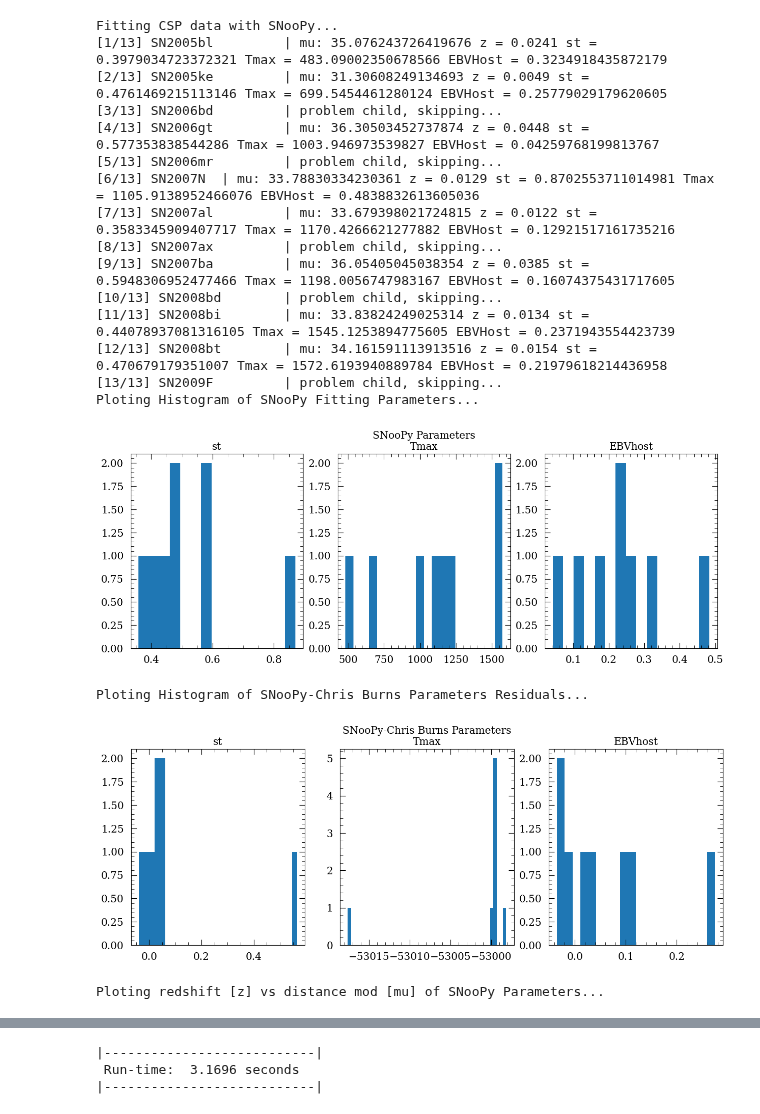
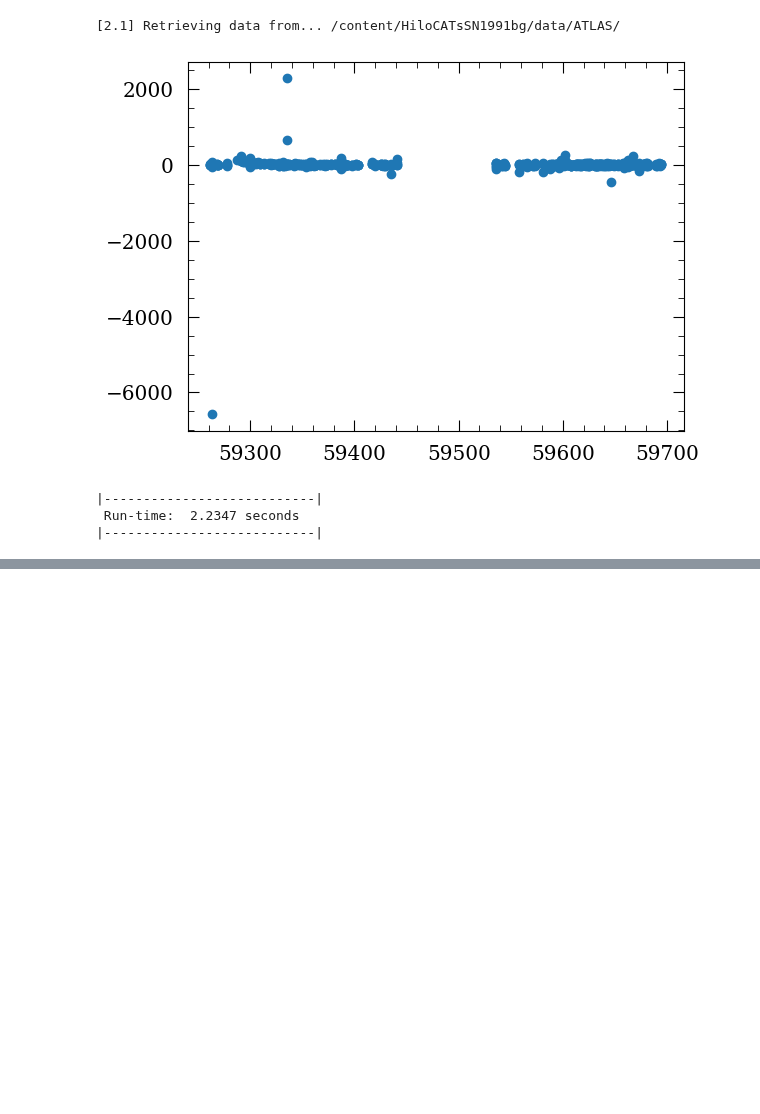
Before and after one commit to mekhi-woods/HiloCATsSN1991bg, a Jupyter notebook: amadeus.ipynb, the cells around one changed output, grey strips where cells are left out. Saved outputs shown, nothing was run; the diff lists cells and outputs as text; code cells hidden in the pictures; blank space fills up the shorter version.

```diff
--- a/amadeus.ipynb
+++ b/amadeus.ipynb
@@ -35,12 +35,12 @@ from astropy import units as u
 # %%
 """ GLOBALS """
 # TNS CREDINTIALS
-tns_bot_id = '73181'
-tns_bot_name = 'YSE_Bot1'
-tns_bot_api_key = '0d771345fa6b876a5bb99cd5042ab8b5ae91fc67'
+tns_bot_id, tns_bot_name, tns_bot_api_key = '73181', 'YSE_Bot1', '0d771345fa6b876a5bb99cd5042ab8b5ae91fc67'
 
 # PATHS
 ROOT_PATH = '/content/HiloCATsSN1991bg/'
+
+DATA_ATLAS = ROOT_PATH+'data/ATLAS/'
 
 SNPY_ROOT = ROOT_PATH+'snpy/'
 SNPY_BURNS = SNPY_ROOT+'burns/'
@@ -49,20 +49,21 @@ SNPY_BURNS_PLOTS = SNPY_BURNS+'plots/'
 PLOTS_ROOT = ROOT_PATH+'plots/'
 
 PROB_CHILD_TXT = SNPY_ROOT+'problem_children.txt'
-# PROBLEM_CHILDREN = ['1032212120425304400']  # Running list of problematic SNe: '1032212120425304400' - David believes it might be a shock breakout but ATLAS reports it as SN1a
-#                                             #
 # %%
 """ GENERAL """
 def recover_dir():
     directories = [ROOT_PATH,
+                   DATA_ATLAS,
                    SNPY_ROOT, SNPY_BURNS, SNPY_BURNS_PLOTS,
                    PLOTS_ROOT]
+    files = [PROB_CHILD_TXT]
     for dir in directories:
         if os.path.exists(dir) == False:
             os.mkdir(dir)
-    if os.path.exists(PROB_CHILD_TXT) == False:
-        with open(PROB_CHILD_TXT, 'w') as f:
-            pass
+    for n_file in files:
+        if os.path.exists(n_file) == False:
+            with open(n_file, 'w') as f:
+                pass
     return
 
 def TNS_details(ra, dec):
@@ -82,7 +83,7 @@ def TNS_details(ra, dec):
 
     return transient_detail
 
-def snpy_fit(path, objname, skip_problems=False, use_saved=False, snpy_plots=True):
+def snpy_fit(path, objname, fit_filters=None, skip_problems=False, use_saved=False, snpy_plots=True):
     problem_children = handle_problem_children(state='READ') # Open problem children
 
     if skip_problems and (objname in problem_children):
@@ -95,7 +96,7 @@ def snpy_fit(path, objname, skip_problems=False, use_saved=False, snpy_plots=Tru
                 n_s = snpy.get_sn(path)
                 n_s.choose_model('EBV_model2', stype='st')
                 n_s.set_restbands() # Auto pick appropriate rest-bands
-                n_s.fit(bands=None, dokcorr=True, k_stretch=False, reset_kcorrs=True, **{'mangle':1,'calibration':0})
+                n_s.fit(bands=fit_filters, dokcorr=True, k_stretch=False, reset_kcorrs=True, **{'mangle':1,'calibration':0})
                 n_s.save(SNPY_BURNS+objname+'_EBV_model2.snpy')
                 if snpy_plots:
                     n_s.plot(outfile=SNPY_BURNS_PLOTS+objname+'_snpyplots.png')
@@ -243,31 +504,20 @@ def burns_plotting(choice):
 # %%
 """ MAIN """
 if __name__ == '__main__':
     start = time.time() # Runtime tracker
 
     recover_dir() # Recovering vital directories
 
-    burns_cspvdr3()
-    burns_plotting(['reg_hist', 'res_hist', 'zvmu']) # Options: ['reg_hist', 'res_hist', 'zvmu']
+    # burns_cspvdr3()
+    # burns_plotting(['reg_hist', 'res_hist', 'zvmu']) # Options: ['reg_hist', 'res_hist', 'zvmu']
+
+    # atlas_collection(quiet=False, check_data=True)
+    atlas_processing()
 
     print('|---------------------------|\n Run-time: ', round(time.time()-start, 4), 'seconds\n|---------------------------|')
 # %% [output]
-Fitting CSP data with SNooPy...
-[1/13] SN2005bl         | mu: 35.076243726419676 z = 0.0241 st = 0.3979034723372321 Tmax = 483.09002350678566 EBVHost = 0.3234918435872179
-[2/13] SN2005ke         | mu: 31.30608249134693 z = 0.0049 st = 0.4761469215113146 Tmax = 699.5454461280124 EBVHost = 0.25779029179620605
-[3/13] SN2006bd         | problem child, skipping...
-[4/13] SN2006gt         | mu: 36.30503452737874 z = 0.0448 st = 0.577353838544286 Tmax = 1003.946973539827 EBVHost = 0.04259768199813767
-[5/13] SN2006mr         | problem child, skipping...
-[6/13] SN2007N  | mu: 33.78830334230361 z = 0.0129 st = 0.8702553711014981 Tmax = 1105.9138952466076 EBVHost = 0.4838832613605036
-[7/13] SN2007al         | mu: 33.679398021724815 z = 0.0122 st = 0.3583345909407717 Tmax = 1170.4266621277882 EBVHost = 0.12921517161735216
-[8/13] SN2007ax         | problem child, skipping...
-[9/13] SN2007ba         | mu: 36.05405045038354 z = 0.0385 st = 0.5948306952477466 Tmax = 1198.0056747983167 EBVHost = 0.16074375431717605
-[10/13] SN2008bd        | problem child, skipping...
-[11/13] SN2008bi        | mu: 33.83824249025314 z = 0.0134 st = 0.44078937081316105 Tmax = 1545.1253894775605 EBVHost = 0.2371943554423739
-[12/13] SN2008bt        | mu: 34.161591113913516 z = 0.0154 st = 0.470679179351007 Tmax = 1572.6193940889784 EBVHost = 0.21979618214436958
-[13/13] SN2009F         | problem child, skipping...
-Ploting Histogram of SNooPy Fitting Parameters...
+[2.1] Retrieving data from... /content/HiloCATsSN1991bg/data/ATLAS/
-[figure, old version]
+[figure, new version]
-Ploting Histogram of SNooPy-Chris Burns Parameters Residuals...
+|---------------------------|
+ Run-time:  2.2347 seconds
+|---------------------------|
-[figure, removed]
-Ploting redshift [z] vs distance mod [mu] of SNooPy Parameters...
@@ -275,3 +523,0 @@ Ploting redshift [z] vs distance mod [mu] of SNooPy Parameters...
-|---------------------------|
- Run-time:  3.1696 seconds
-|---------------------------|
```
Also changed, not shown: parts of 3 cells of this notebook.
